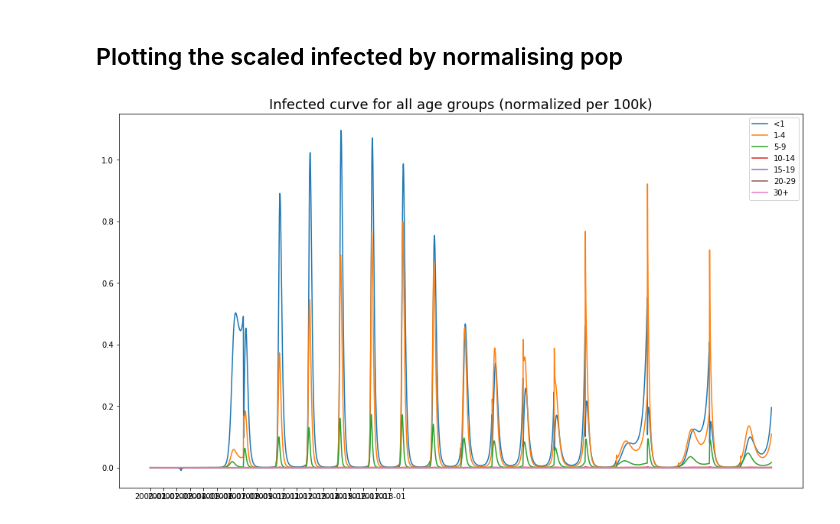
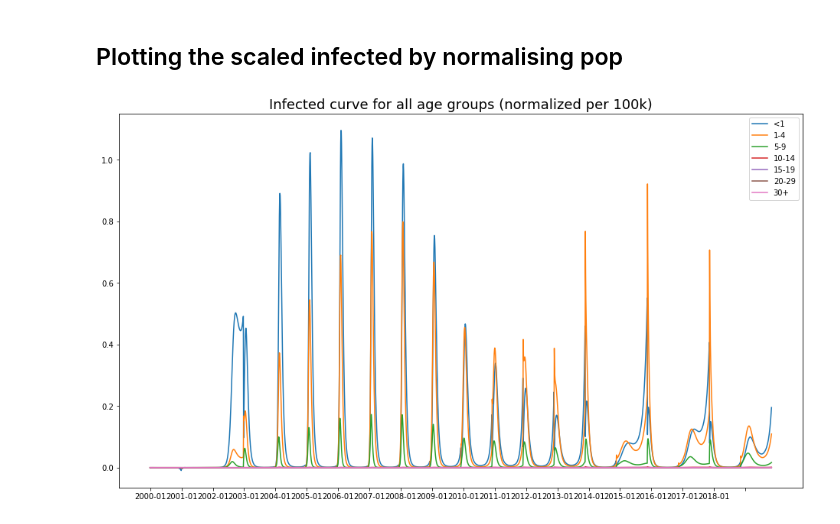
Before and after one commit to dhelekal/EpiRSG2020, a Jupyter notebook: model/Monthly_cases_simulation.ipynb, the cells around one changed output. Cells and saved outputs as stored; diff of their text form; code cells hidden in the pictures.

```diff
--- a/model/Monthly_cases_simulation.ipynb
+++ b/model/Monthly_cases_simulation.ipynb
@@ -196,7 +198,7 @@ para = m.ModelParams(
     B= lambda t: (Births_UK*pop_scale)[int(np.floor(t))],  #births rate per 1000
     V=lambda t: (Shift_cov_rate_years.to_numpy()/100.0)[:, (int(np.floor(t))-1)],
     d=lambda t: Deaths_years.to_numpy()[:, int(np.floor(t))],  #death rate per capita
-    gamma=(1/7.0*365.0)*np.ones([7]),
+    gamma=(1/7*365.0)*np.ones([7]),
     C=C_poly*365,
     N= lambda t: Pops_tot[int(np.floor(t))]
 )
@@ -218,7 +252,12 @@ Text(0.5, 1.0, 'Infected curve for all age groups (unnormalized)')
 # %%
 plt.figure(figsize=(16,9))
 for ii in range(7):
-    plt.plot(np.linspace(0,years_run, years_run*12)[0:-1], (1e5/pop_scale)*np.transpose(get_monthly_rates(out_YN, 120, years_run)[ii,:]), label = age_class[ii])
+    plt.plot(np.linspace(0,years_run, years_run*12)[0:-1],
+             (1e5/pop_scale)*np.transpose(get_monthly_rates(out_YN, eval_year, years_run)[ii,:]), label = age_class[ii])
+
+locs, labels = plt.xticks()
+locs = np.hstack([locs[1:-2], 19.5])
+plt.xticks(locs, time_date[locs*12])
 plt.legend()
 plt.title("Monthly infections per 100K", fontsize = 18)
 # %% [output]
@@ -226,0 +266,32 @@ Text(0.5, 1.0, 'Monthly infections per 100K')
+# %%
+for d in ['Measles']:
+#for d in ['Measles']:
+    #option for dotted in Mumps
+    if d == "Mumps":
+        fig = plt.figure(figsize=(16,9))
+        for cc in age_class:
+            plt.plot(time_date, monthly_data[cc], "-o", markersize = 7, lw = 2.5, label= cc)
+        plt.xticks(fontsize = 18)
+        plt.yticks(fontsize = 18)
+    else:
+        fig = plt.figure(figsize=(16,9))
+        for cc in age_class:
+            plt.plot(time_date, monthly_data[cc], lw = 2.5, label= cc)
+        step_loc = math.floor(len(My_Time)/8)
+        locs = np.arange(0, 9) * step_loc
+
+        plt.yticks(fontsize = 18)
+        plt.xticks(locs, My_Time.loc[locs][0], fontsize = 18)
+
+    plt.xlabel("Time", fontsize=18)
+    plt.legend(shadow= True, fontsize = 19)
+    plt.title(d+" Cases Per 100k", fontsize = 20)
+    #svg better for Poster
+
+    #plt.savefig(d+"Plot.svg")
+    #plt.figure(figsize=(16,9))
+    for ii in range(7):
+        plt.plot(time_date[0:len(time_date)-1],
+                 (1e5/pop_scale)*np.transpose(get_monthly_rates(out_YN, eval_year, years_run)[ii,:]), label = age_class[ii])
+    plt.legend()
+    #plt.title("Monthly infections per 100K", fontsize = 18)
@@ -229,18 +302,18 @@ Text(0.5, 1.0, 'Monthly infections per 100K')
 # %%
 Inf_OUT = out[7:(7*2),:]
 plt.figure(figsize=(16,9))
 for ii in range(7):
     tot = np.sum(out[np.array([0,7,14,21])+ii,], axis=0)
     plt.plot(t[0:len(t)], (np.transpose(out[7+ii,]) / tot)[0:len(t)]*100, label = age_class[ii])
 plt.legend()
 if d == "Mumps":
-    plt.xticks(t[0:len(t)][np.arange(years_run)*51], time_date)
+    plt.xticks(t[0:len(t)][np.arange(years_run)*eval_year], time_date)
 else:
-    plt.xticks(t[0:len(t)][np.arange(years_run)*51], time_date[np.arange(1, years_run)*12])
+    plt.xticks(t[0:len(t)][np.arange(years_run)*eval_year], time_date[np.arange(1, years_run)*12])
 
 plt.title("Infected curve for all age groups (normalized per 100k)", fontsize = 18)
 
 if d == "Mumps":
     plt.savefig("Inf_sim_"+d+"_noOpt.svg")
 # %% [output]
-[figure, old version]
+[figure, new version]
```
Also changed, not shown: parts of 7 cells of this notebook, 5 other files.
